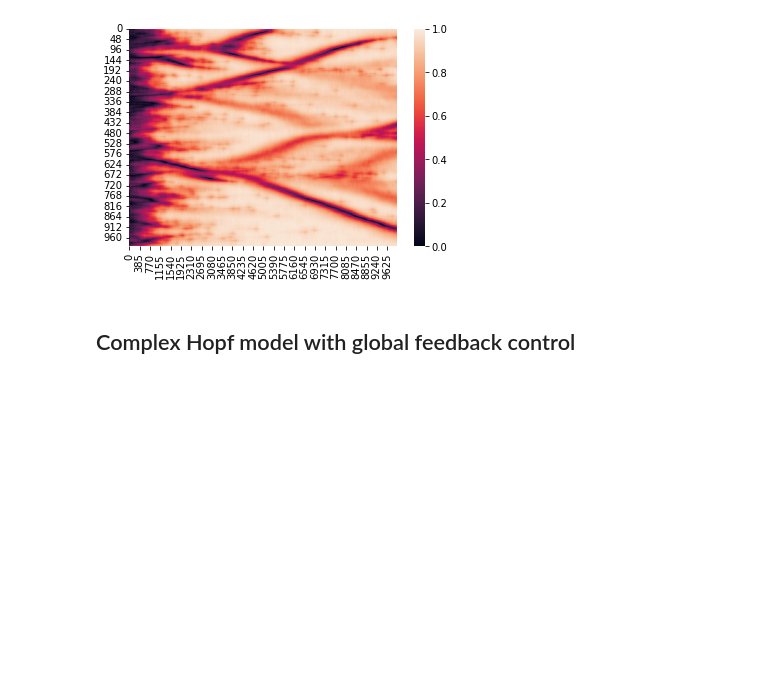
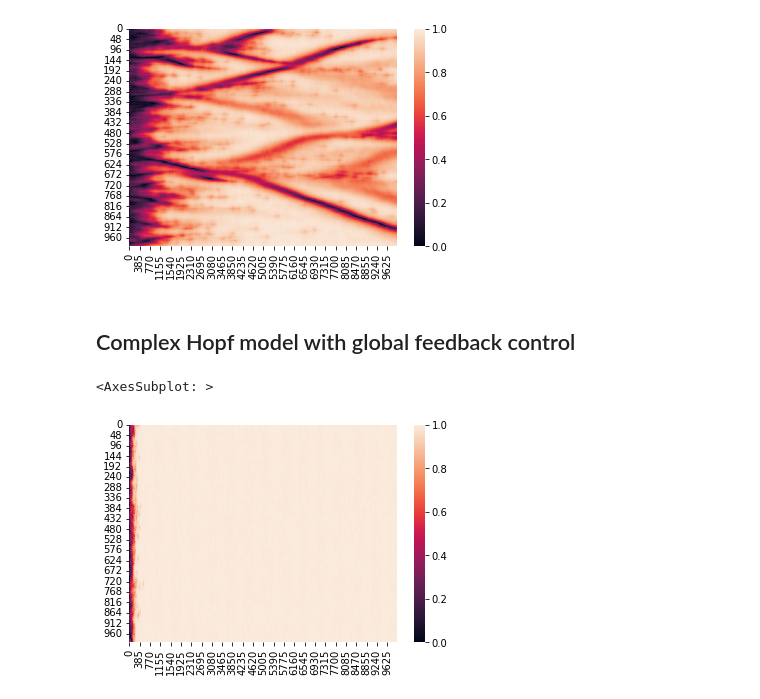
Before and after one commit to rnartallo/turbulencecontrol, a Jupyter notebook: TurbulenceControl.ipynb, the cells around one changed output. Drawn from its saved outputs; the diff is of its cells as text; code cells hidden in the pictures; blank space fills up the shorter version.

```diff
--- a/TurbulenceControl.ipynb
+++ b/TurbulenceControl.ipynb
@@ -141,0 +184,11 @@ sbn.heatmap(LKO_R_CH,vmin=0,vmax=1)
+# %%
+mu=0.2
+sol_CH_c,t_CH = Hmodel_c.SolveComplexHopfModelWithControl(W_0,T,N,w,G,num_points,t_0,delta_x,alpha,sigma,K,beta,mu)
+phi_CH_c = np.angle(sol_CH_c) - beta*np.log(np.abs(sol_CH_c))
+bounded_phi_CH_c = np.mod(phi_CH_c,2*np.pi)
+# %%
+LKO_R_CH_c,LKO_theta_CH_c = TB.CalculateLocalKuramotoOrderParam(bounded_phi_CH_c,G,delta_x)
+sbn.heatmap(LKO_R_CH_c,vmin=0,vmax=1)
+# %% [output]
+<AxesSubplot: >
+[figure, added]
```
Also changed, not shown: parts of 4 cells of this notebook.
